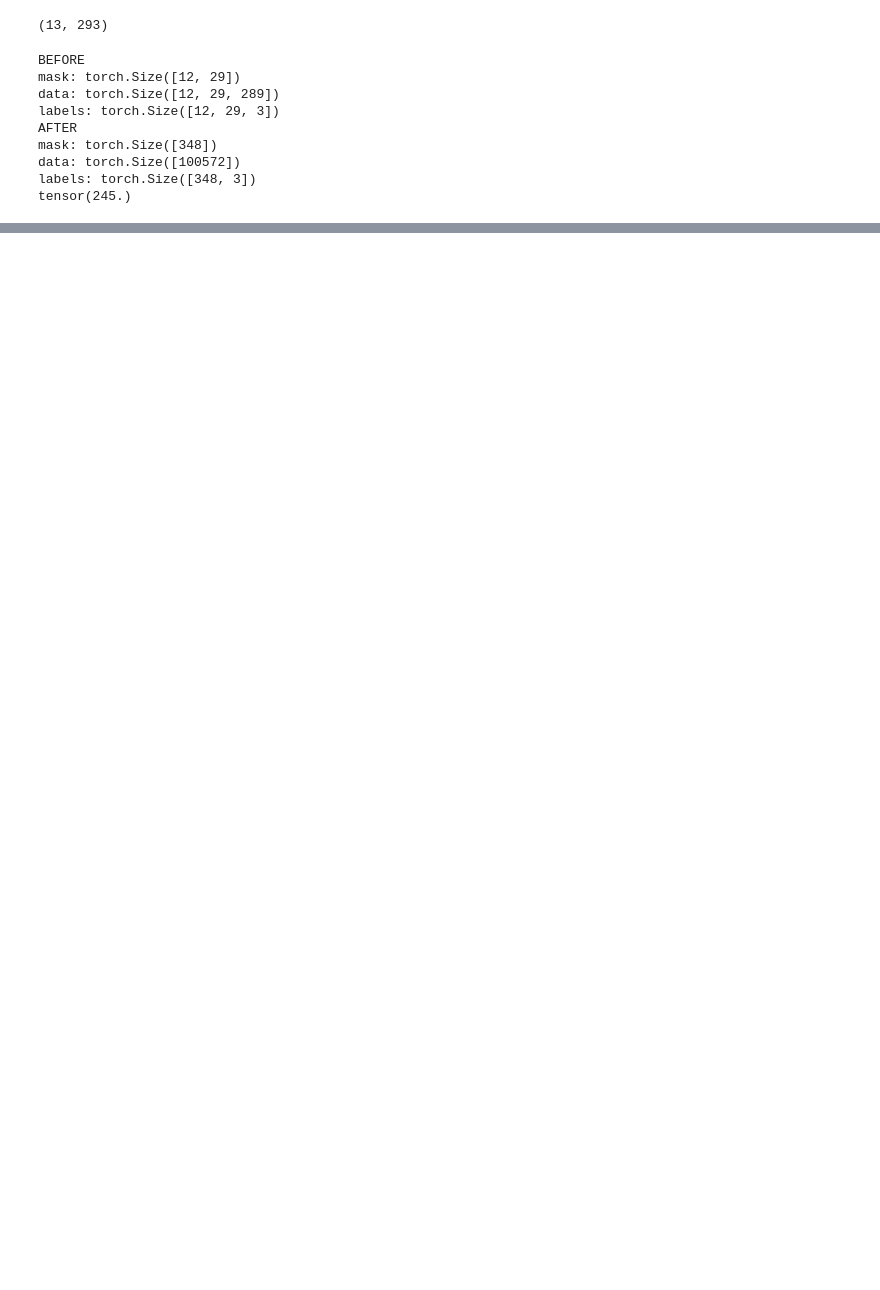
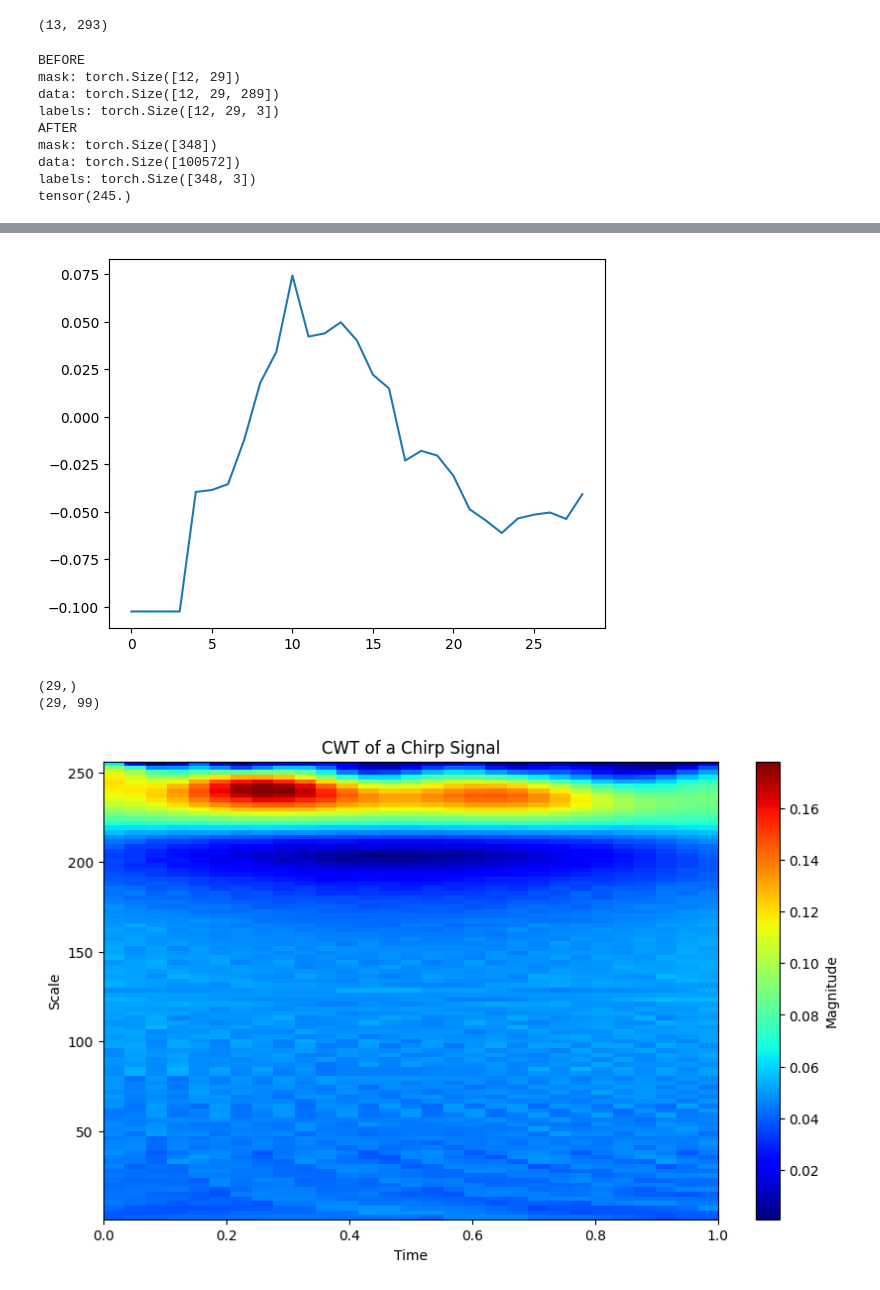
Before and after one commit to MAL-TO/Volvo-Discovery-Challenge-ECML-PKDD-2024, a Jupyter notebook: Flo_Jack/dataset/VolvoDataset.ipynb, the cells around one changed output, grey strips where cells are left out. Cells and saved outputs as stored; diff of their text form; code cells hidden in the pictures; blank space fills up the shorter version.

```diff
--- a/Flo_Jack/dataset/VolvoDataset.ipynb
+++ b/Flo_Jack/dataset/VolvoDataset.ipynb
@@ -86,0 +321,2 @@ for batch in test_dataloader:
+# %%
+train_dataset = VolvoDataset(DATA_DIR)
@@ -86,0 +330,36 @@ for batch in test_dataloader:
+# %%
+import pywt
+from scipy.interpolate import griddata
+
+signal = train_dataset[1][0][:, 109].numpy()
+plt.plot(signal)
+plt.show()
+
+# Apply CWT
+coefficients, frequencies = pywt.cwt(signal, scales=np.arange(1, 100), wavelet='cgau1')
+
+print(signal.shape)
+print(np.abs(coefficients).T.shape)
+
+# Plotting
+plt.figure(figsize=(10, 6))
+plt.imshow(np.abs(coefficients), aspect='auto', cmap='jet', extent=[0, 1, 1, 256])
+plt.colorbar(label="Magnitude")
+plt.ylabel("Scale")
+plt.xlabel("Time")
+plt.title("CWT of a Chirp Signal")
+plt.show()
+
+
+        num_repeats = np.power(2, len(coeff)-1)
+        repeated = np.repeat(coeff[0], num_repeats)
+        mycoeff[0] = repeated[:num_samples]
+        for j in range(1, len(coeff)):
+            num_repeats = np.power(2, len(coeff)-j)
+            repeated = np.repeat(coeff[j], num_repeats)
+            mycoeff[j] = repeated[:num_samples]
+# %% [output]
+[figure, added]
+(29,)
+(29, 99)
+[figure, added]
```
Also changed, not shown: parts of 11 cells of this notebook, 10 other files.
